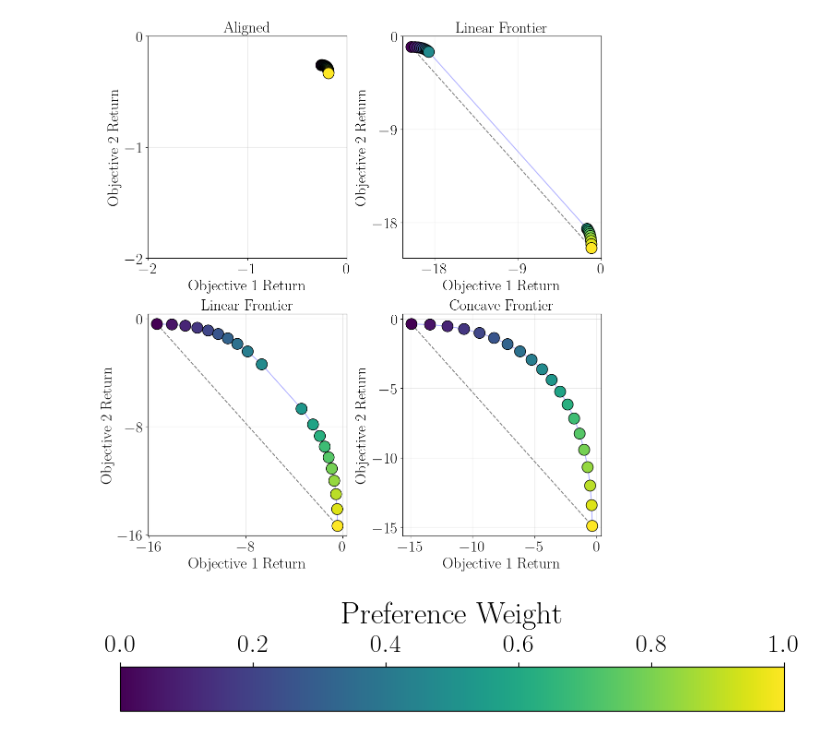
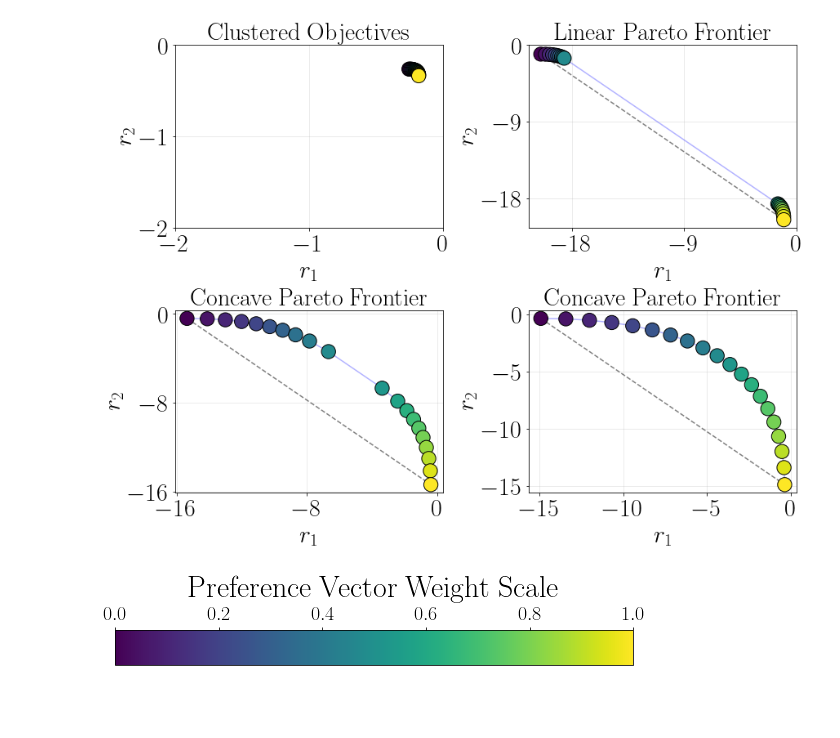
Before and after one commit to VirtuosoResearch/Multi-objective-reinforcement-learning-code, a Jupyter notebook: src/figure/plot_case.ipynb, the cells around one changed output. Saved outputs shown, nothing was run; the diff lists cells and outputs as text; code cells hidden in the pictures; blank space fills up the shorter version.

```diff
--- a/src/figure/plot_case.ipynb
+++ b/src/figure/plot_case.ipynb
@@ -19,10 +19,10 @@ JSON_FILE = "case_data.json"
 data = json.loads(Path(JSON_FILE).read_text(encoding="utf-8"))
 modes = data["modes"]
 titles = [
-      r"$\mathrm{Aligned}$",
-      r"$\mathrm{Linear~Frontier}$",
-      r"$\mathrm{Linear~Frontier}$",
-      r"$\mathrm{Concave~Frontier}$"
+      r"$\mathrm{Clustered~Objectives}$",
+      r"$\mathrm{Linear~Pareto~Frontier}$",
+      r"$\mathrm{Concave~Pareto~Frontier}$",
+      r"$\mathrm{Concave~Pareto~Frontier}$"
     ]
 w_values = np.array(data["w_values"], dtype=float)
 
@@ -31,11 +31,11 @@ max_axes = grid_rows * grid_cols
 if len(modes) > max_axes:
     raise ValueError(f"Expected at most {max_axes} modes for a 2x2 grid, got {len(modes)}")
 
-fig, axes = plt.subplots(grid_rows, grid_cols, figsize=(11, 12), constrained_layout=True)
+fig, axes = plt.subplots(grid_rows, grid_cols, figsize=(12, 9), constrained_layout=True)
 axes = axes.ravel()
 
 sc = None
-fontsize = 24
+fontsize = 30
 
 for i, mode in enumerate(modes):
     case = data["cases"][mode]
@@ -79,38 +79,38 @@ for i, mode in enumerate(modes):
         ax.tick_params(labelsize=fontsize)
         ax.set_yticks([-15, -10, -5, 0])
         ax.tick_params(labelsize=fontsize)
-    ax.set_xlabel(r"$\mathrm{Objective}~1~\mathrm{Return}$", fontsize=fontsize)
-    ax.set_ylabel(r"$\mathrm{Objective}~2~\mathrm{Return}$", fontsize=fontsize)
+    ax.set_xlabel(r"$r_1$", fontsize=fontsize)
+    ax.set_ylabel(r"$r_2$", fontsize=fontsize)
     ax.grid(True, alpha=0.3)
 
 for ax in axes[len(modes):]:
     ax.set_visible(False)
 
 
 # cbar_ax = fig.add_axes([0.92, 0.15, 0.01, 0.7])
 # fig.colorbar(sc, cax=cbar_ax, label="Preference Weight $w$ (0=Obj2, 1=Obj1)")
 # cbar = fig.colorbar(
 #     sc,
 #     ax=axes[:len(modes)],
 #     orientation="horizontal",
 #     location="top",
 #     pad=0.08,
 #     fraction=0.05
 # )
 # cbar.ax.tick_params(labelsize=20)
 # cbar.ax.xaxis.set_label_position("top")
 # cbar.ax.xaxis.set_ticks_position("top")
 # cbar.set_label(
 #     r"$\mathrm{Preference~Weight}$",
 #     fontsize=24
 # )
 fig.savefig('case.pdf', dpi=1200, bbox_inches="tight")
 
 plt.show()
 
 plt.close(fig)
 # %% [output]
-[figure, old version]
+[figure, new version]
 # %%
 import json
 from pathlib import Path
@@ -139,15 +139,15 @@ cb = fig_cb.colorbar(
 )
 
 cb.ax.tick_params(labelsize=20)
-cbar.ax.xaxis.set_label_position("top")
-cbar.ax.xaxis.set_ticks_position("top")
+cb.ax.xaxis.set_label_position("top")
+cb.ax.xaxis.set_ticks_position("top")
 cb.set_label(
-    r"$\mathrm{Preference~Weight}$",
-    fontsize=24,
+    r"$\mathrm{Preference~Vector~Weight~Scale}$",
+    fontsize=30,
     labelpad=8
 )
 
 fig_cb.savefig("case_colorbar.pdf", dpi=1200, bbox_inches="tight")
 plt.show()
 # %% [output]
-[figure, old version]
+[figure, new version]
```
